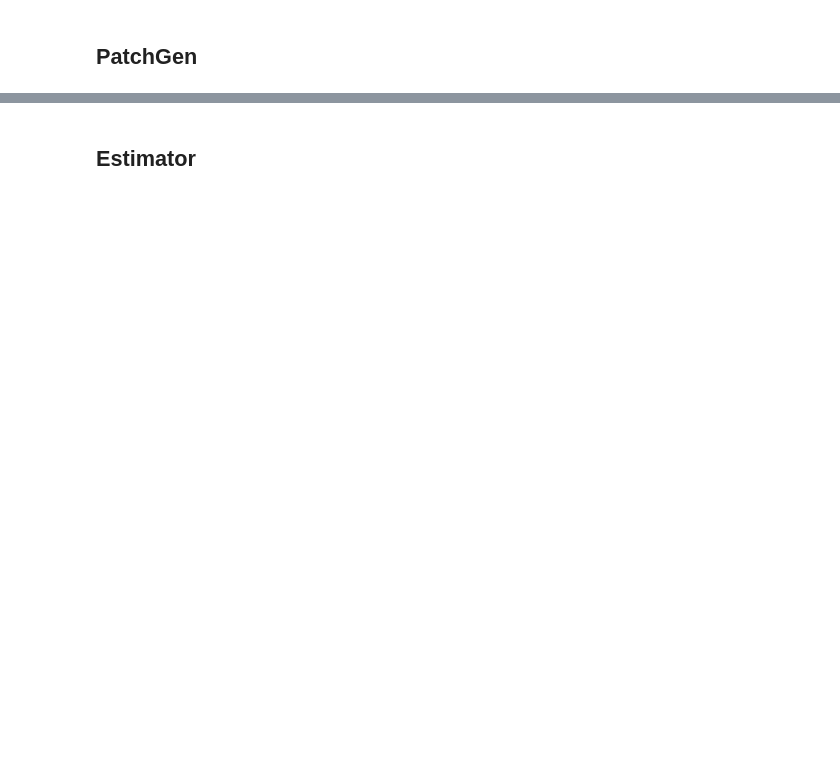
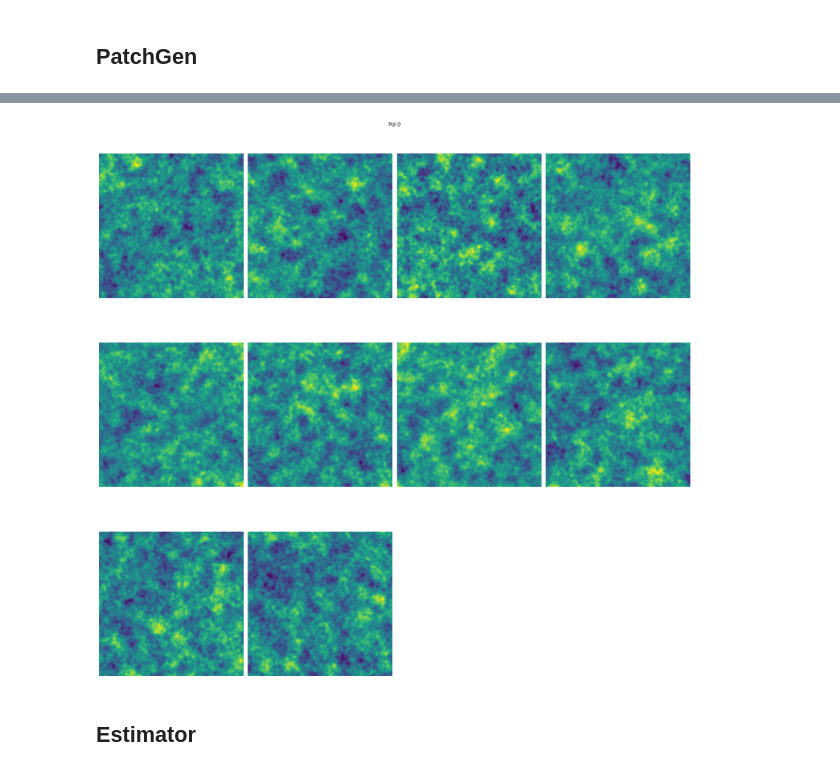
Before and after one commit to JBrandonS/MLPNG, a Jupyter notebook: notebooks/simulator.ipynb, the cells around one changed output, grey strips where cells are left out. Cells and saved outputs as stored; diff of their text form; code cells hidden in the pictures; blank space fills up the shorter version.

```diff
--- a/notebooks/simulator.ipynb
+++ b/notebooks/simulator.ipynb
@@ -229,0 +218,4 @@ plot_patches(patches[0, 0], 10)
+# %%
+for pol in range(s.npol):
+    plot_patches(patches[0, pol], 10, title=f"Pol {pol}")
+# %% [output]
@@ -230,3 +223,4 @@ plot_patches(patches[0, 0], 10)
+[figure, added]
 # %% [markdown]
 ## Estimator
 # %%
```
Also changed, not shown: parts of 10 cells of this notebook, 13 other files.
